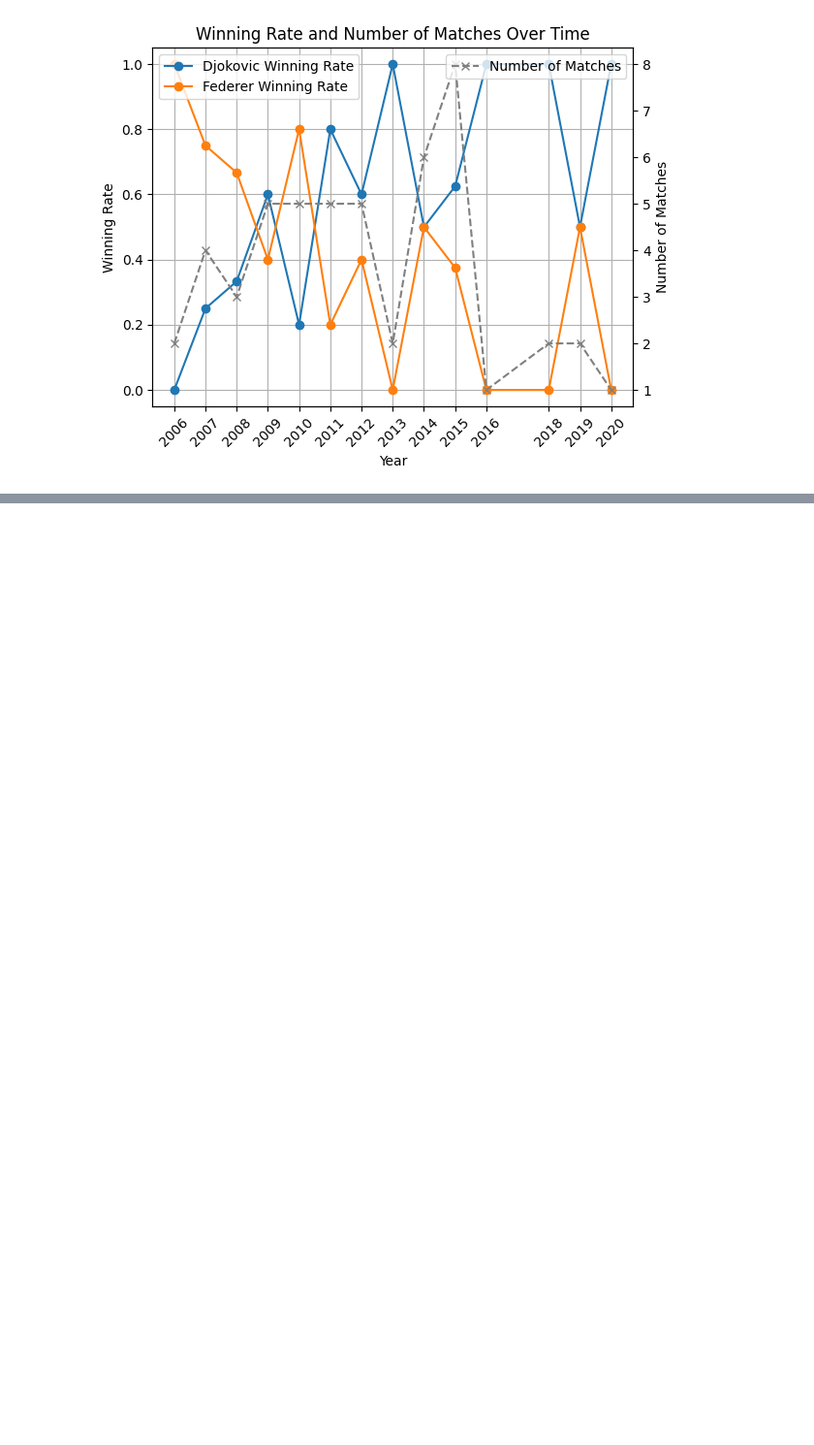
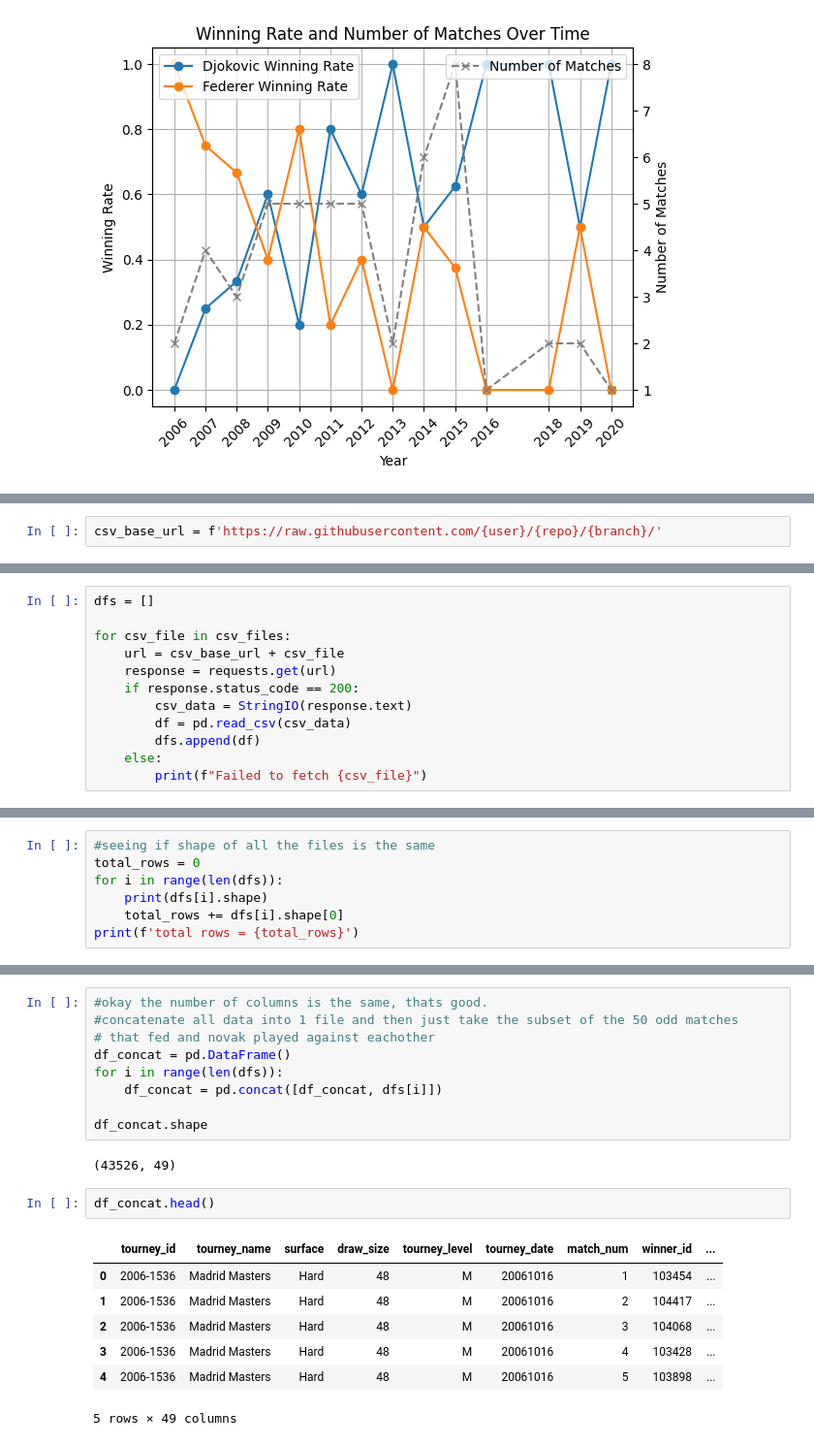
Before and after one commit to sivamovva/TennisEDA, a Jupyter notebook: tennis_eda_main.ipynb, the cells around one changed output, grey strips where cells are left out. Shown at 97% size. Drawn from its saved outputs; the diff is of its cells as text; blank space fills up the shorter version.

Commit message:
getting the head to head summary data also from Jeff Sackmann's repo instead of web scraping the ATP website.

```diff
--- a/tennis_eda_main.ipynb
+++ b/tennis_eda_main.ipynb
@@ -220,0 +242,2 @@ plt.show()
+# %%
+csv_base_url = f'https://raw.githubusercontent.com/{user}/{repo}/{branch}/'
@@ -220,0 +248,12 @@ plt.show()
+# %%
+dfs = []
+
+for csv_file in csv_files:
+    url = csv_base_url + csv_file
+    response = requests.get(url)
+    if response.status_code == 200:
+        csv_data = StringIO(response.text)
+        df = pd.read_csv(csv_data)
+        dfs.append(df)
+    else:
+        print(f"Failed to fetch {csv_file}")
@@ -220,0 +264,7 @@ plt.show()
+# %%
+#seeing if shape of all the files is the same
+total_rows = 0
+for i in range(len(dfs)):
+    print(dfs[i].shape)
+    total_rows += dfs[i].shape[0]
+print(f'total rows = {total_rows}')
@@ -220,0 +288,21 @@ plt.show()
+# %%
+#okay the number of columns is the same, thats good.
+#concatenate all data into 1 file and then just take the subset of the 50 odd matches
+# that fed and novak played against eachother
+df_concat = pd.DataFrame()
+for i in range(len(dfs)):
+    df_concat = pd.concat([df_concat, dfs[i]])
+
+df_concat.shape
+# %% [output]
+(43526, 49)
+# %%
+df_concat.head()
+# %% [output]
+|  | tourney_id | tourney_name | surface | draw_size | tourney_level | tourney_date | match_num | winner_id | ... |
+| 0 | 2006-1536 | Madrid Masters | Hard | 48 | M | 20061016 | 1 | 103454 | ... |
+| 1 | 2006-1536 | Madrid Masters | Hard | 48 | M | 20061016 | 2 | 104417 | ... |
+| 2 | 2006-1536 | Madrid Masters | Hard | 48 | M | 20061016 | 3 | 104068 | ... |
+| 3 | 2006-1536 | Madrid Masters | Hard | 48 | M | 20061016 | 4 | 103428 | ... |
+| 4 | 2006-1536 | Madrid Masters | Hard | 48 | M | 20061016 | 5 | 103898 | ... |
+5 rows × 49 columns
```
Also changed, not shown: parts of 10 cells of this notebook.
